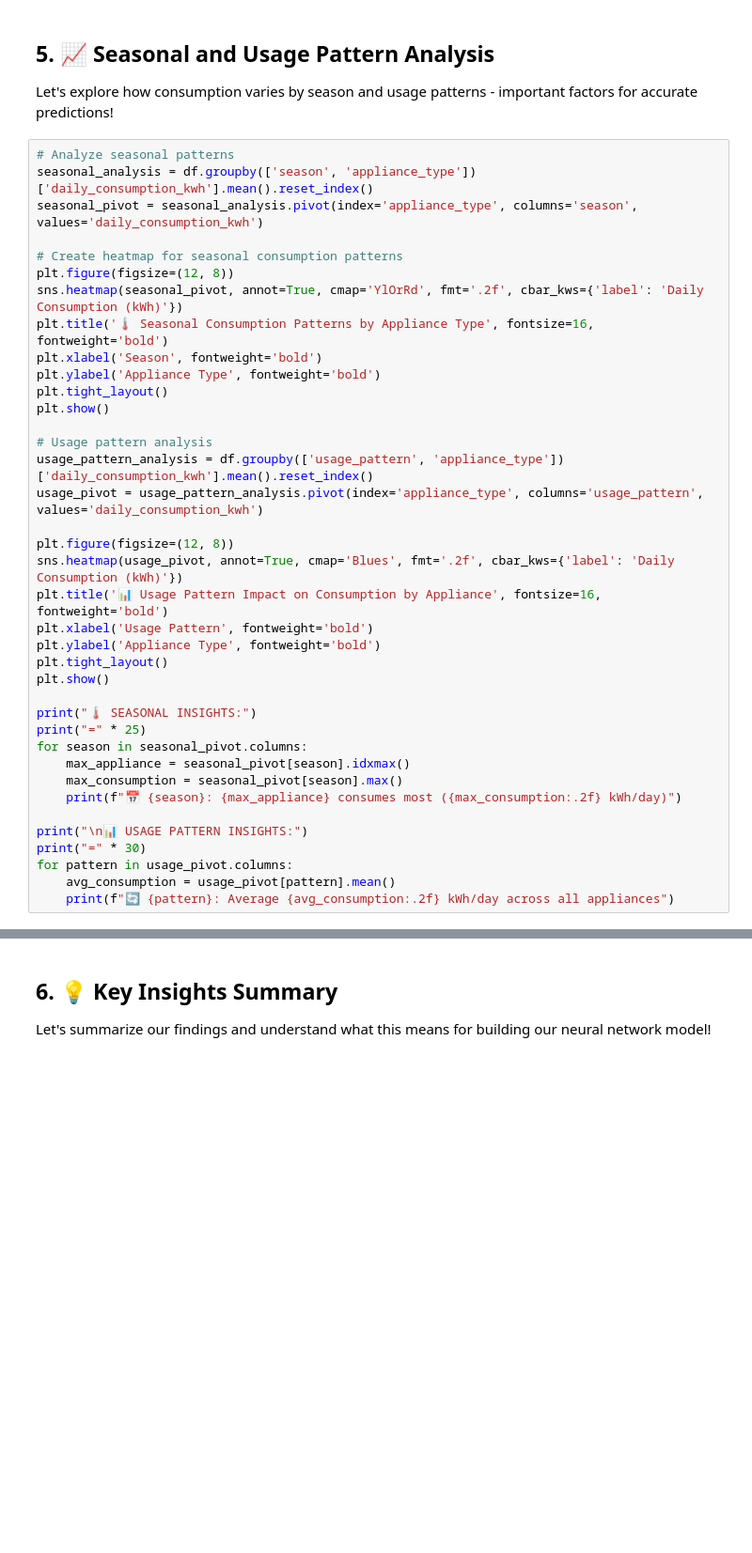
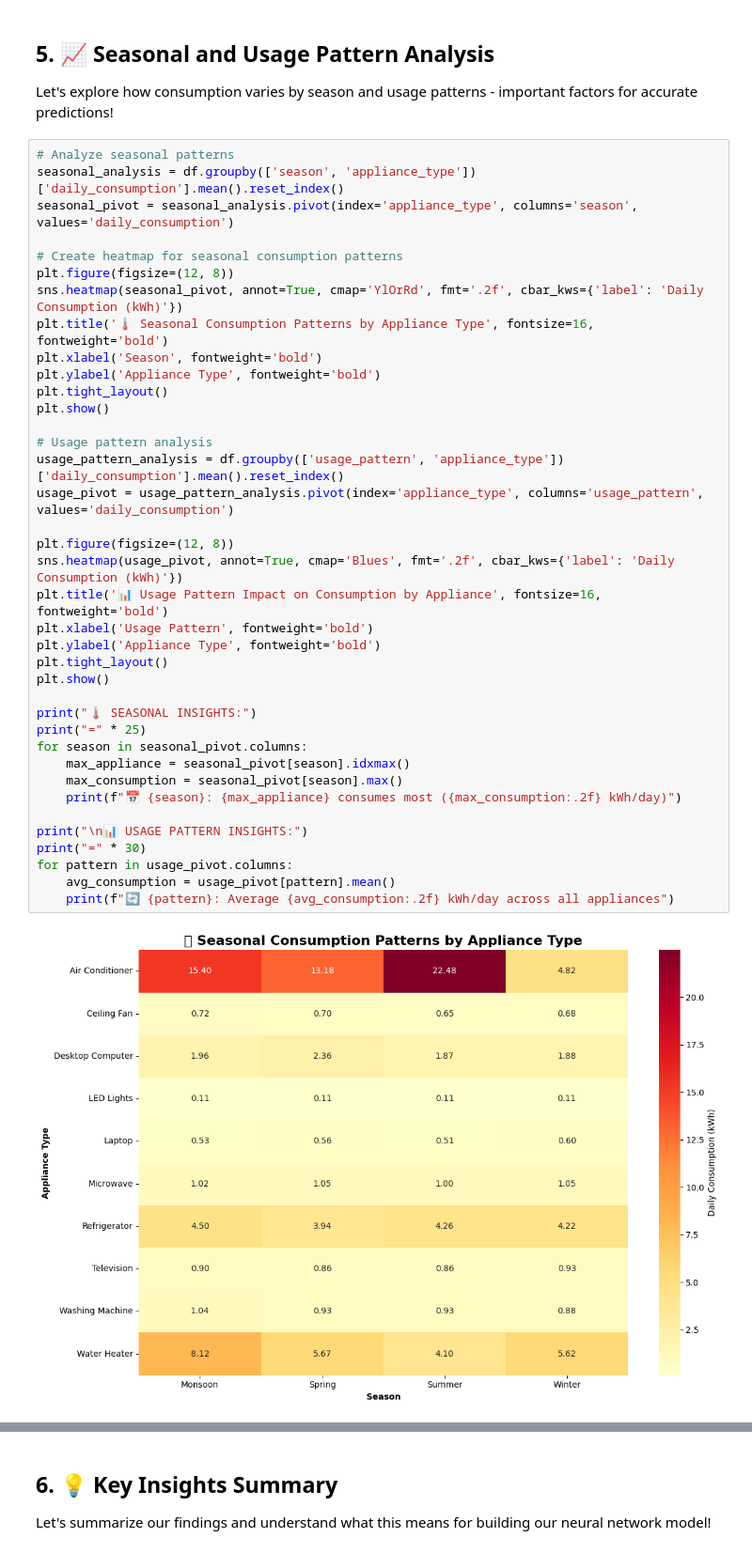
Before and after one commit to JishnuPG-tech/neural-network-appliance-energy-prediction, a Jupyter notebook: notebooks/01_data_exploration.ipynb, the cells around one changed output, grey strips where cells are left out. Shown at 94% size. Drawn from its saved outputs; the diff is of its cells as text; blank space fills up the shorter version.

```diff
--- a/notebooks/01_data_exploration.ipynb
+++ b/notebooks/01_data_exploration.ipynb
@@ -436,39 +566,41 @@ print("\n💡 These patterns will help our neural network learn to predict consu
 Let's explore how consumption varies by season and usage patterns - important factors for accurate predictions!
 # %%
 # Analyze seasonal patterns
-seasonal_analysis = df.groupby(['season', 'appliance_type'])['daily_consumption_kwh'].mean().reset_index()
-seasonal_pivot = seasonal_analysis.pivot(index='appliance_type', columns='season', values='daily_consumption_kwh')
+seasonal_analysis = df.groupby(['season', 'appliance_type'])['daily_consumption'].mean().reset_index()
+seasonal_pivot = seasonal_analysis.pivot(index='appliance_type', columns='season', values='daily_consumption')
 
 # Create heatmap for seasonal consumption patterns
 plt.figure(figsize=(12, 8))
 sns.heatmap(seasonal_pivot, annot=True, cmap='YlOrRd', fmt='.2f', cbar_kws={'label': 'Daily Consumption (kWh)'})
 plt.title('🌡️ Seasonal Consumption Patterns by Appliance Type', fontsize=16, fontweight='bold')
 plt.xlabel('Season', fontweight='bold')
 plt.ylabel('Appliance Type', fontweight='bold')
 plt.tight_layout()
 plt.show()
 
 # Usage pattern analysis
-usage_pattern_analysis = df.groupby(['usage_pattern', 'appliance_type'])['daily_consumption_kwh'].mean().reset_index()
-usage_pivot = usage_pattern_analysis.pivot(index='appliance_type', columns='usage_pattern', values='daily_consumption_kwh')
+usage_pattern_analysis = df.groupby(['usage_pattern', 'appliance_type'])['daily_consumption'].mean().reset_index()
+usage_pivot = usage_pattern_analysis.pivot(index='appliance_type', columns='usage_pattern', values='daily_consumption')
 
 plt.figure(figsize=(12, 8))
 sns.heatmap(usage_pivot, annot=True, cmap='Blues', fmt='.2f', cbar_kws={'label': 'Daily Consumption (kWh)'})
 plt.title('📊 Usage Pattern Impact on Consumption by Appliance', fontsize=16, fontweight='bold')
 plt.xlabel('Usage Pattern', fontweight='bold')
 plt.ylabel('Appliance Type', fontweight='bold')
 plt.tight_layout()
 plt.show()
 
 print("🌡️ SEASONAL INSIGHTS:")
 print("=" * 25)
 for season in seasonal_pivot.columns:
     max_appliance = seasonal_pivot[season].idxmax()
     max_consumption = seasonal_pivot[season].max()
     print(f"📅 {season}: {max_appliance} consumes most ({max_consumption:.2f} kWh/day)")
 
 print("\n📊 USAGE PATTERN INSIGHTS:")
 print("=" * 30)
 for pattern in usage_pivot.columns:
     avg_consumption = usage_pivot[pattern].mean()
     print(f"🔄 {pattern}: Average {avg_consumption:.2f} kWh/day across all appliances")
+# %% [output]
+[figure, added]
```
Also changed, not shown: parts of 11 cells of this notebook.
